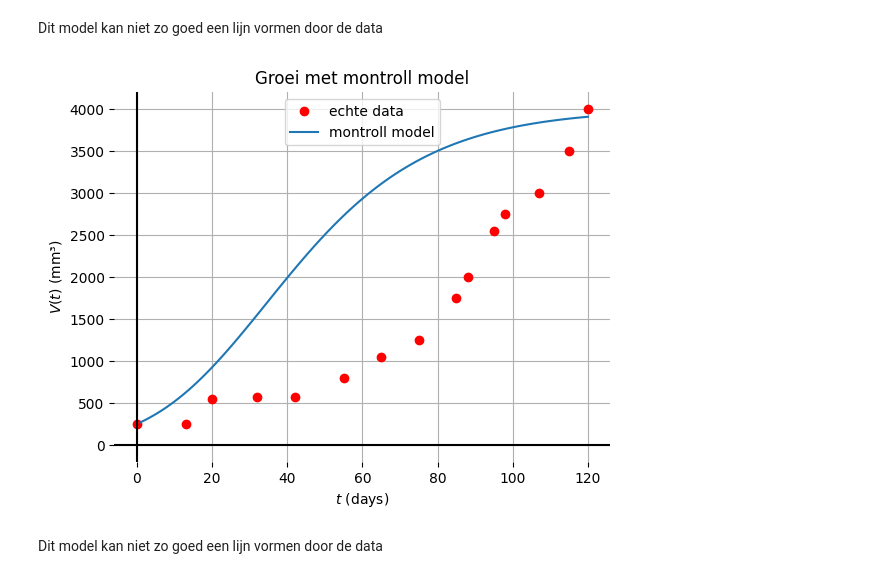
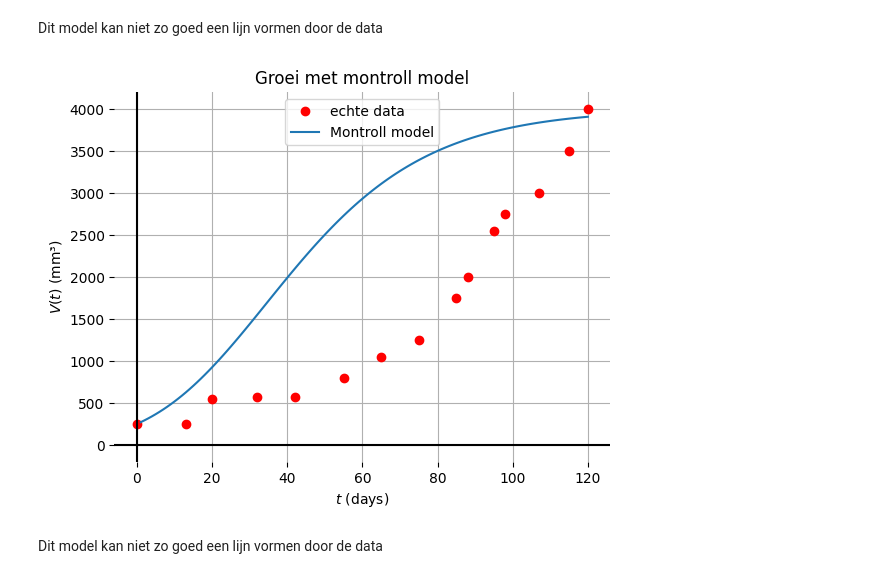
Before and after one commit to MirteDraaijer/ODEs, a Jupyter notebook: ode_demo.ipynb, the cells around one changed output. Cells and saved outputs as stored; diff of their text form; code cells hidden in the pictures.

```diff
--- a/ode_demo.ipynb
+++ b/ode_demo.ipynb
@@ -49,19 +49,19 @@ Dit model kan niet zo goed een lijn vormen door de data
 # %%
 test3 = ode_solver(250, 120, 1)
 dagen, volumes = test3.montroll(0.015, 0.28, 4000) # Hiermee dingen uitgeprobeerd
                                           # tot die redelijk er doorheen kwam
 
 plt.plot(ts, Vs, 'or', label = 'echte data')
-plt.plot(dagen, volumes, label = 'montroll model')
+test3.plot(dagen, volumes, 'Montroll model')
 
 plt.axhline(0.0, color='k'); plt.axvline(0.0, color='k')
 plt.title('Groei met montroll model'); plt.xlabel('$t$ (days)'); plt.ylabel('$V(t)$ (mm³)')
 plt.grid(True); plt.box(False)
 plt.legend()
 
 plt.show()
 # %% [output]
-[figure, old version]
+[figure, new version]
 # %% [markdown]
 Dit model kan niet zo goed een lijn vormen door de data
 # %%
```
Also changed, not shown: parts of 8 cells of this notebook, 1 other file.
